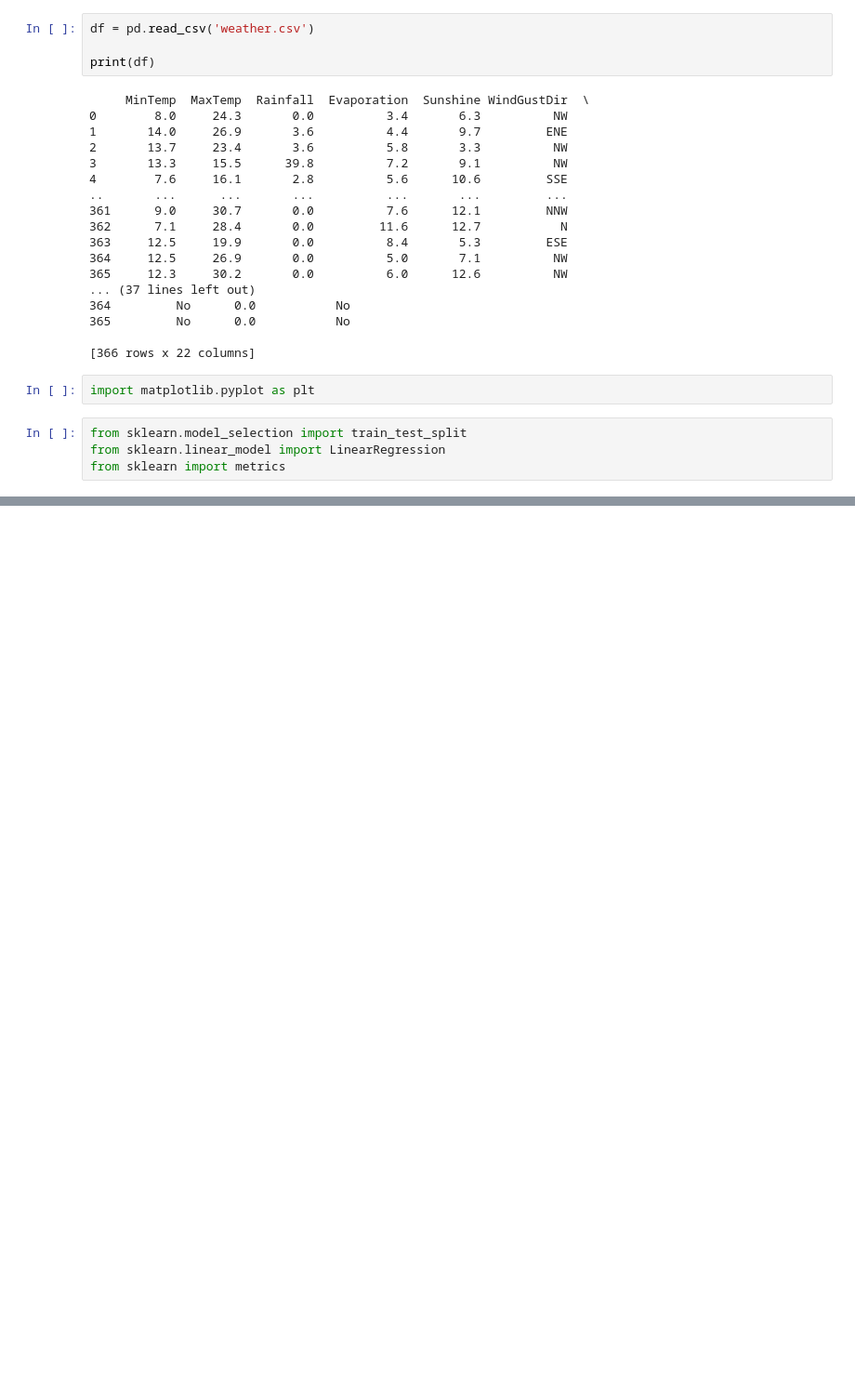
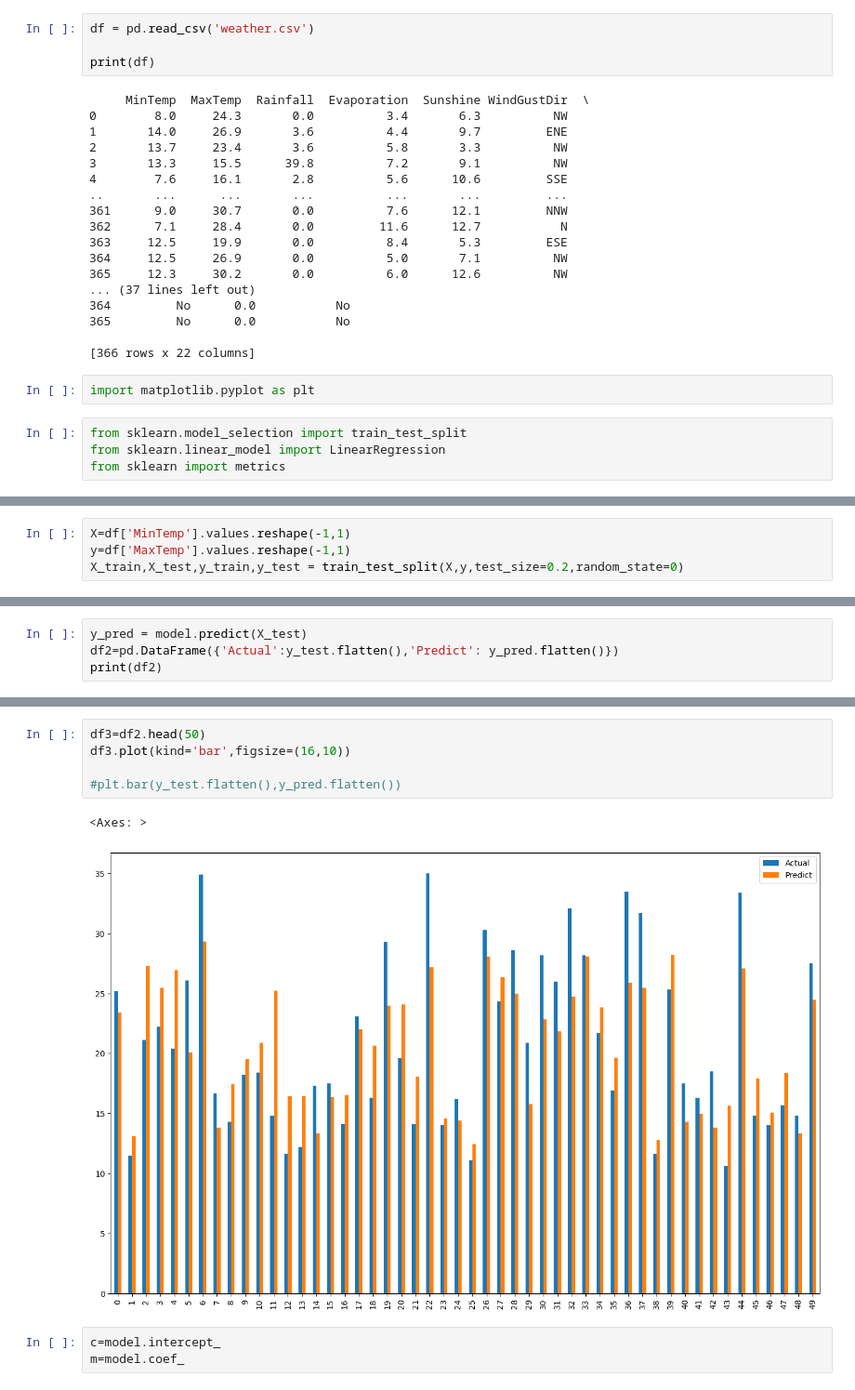
Before and after one commit to NandRabadiya/DAIE, a Jupyter notebook: Lab5_exp5.ipynb, the cells around one changed output, grey strips where cells are left out. Shown at 93% size. Drawn from its saved outputs; the diff is of its cells as text; blank space fills up the shorter version.

```diff
--- a/Lab5_exp5.ipynb
+++ b/Lab5_exp5.ipynb
@@ -168,0 +177,4 @@ from sklearn import metrics
+# %%
+X=df['MinTemp'].values.reshape(-1,1)
+y=df['MaxTemp'].values.reshape(-1,1)
+X_train,X_test,y_train,y_test = train_test_split(X,y,test_size=0.2,random_state=0)
@@ -168,0 +186,4 @@ from sklearn import metrics
+# %%
+y_pred = model.predict(X_test)
+df2=pd.DataFrame({'Actual':y_test.flatten(),'Predict': y_pred.flatten()})
+print(df2)
@@ -168,0 +205,11 @@ from sklearn import metrics
+# %%
+df3=df2.head(50)
+df3.plot(kind='bar',figsize=(16,10))
+
+#plt.bar(y_test.flatten(),y_pred.flatten())
+# %% [output]
+<Axes: >
+[figure, added]
+# %%
+c=model.intercept_
+m=model.coef_
```
Also changed, not shown: parts of 4 cells of this notebook.
